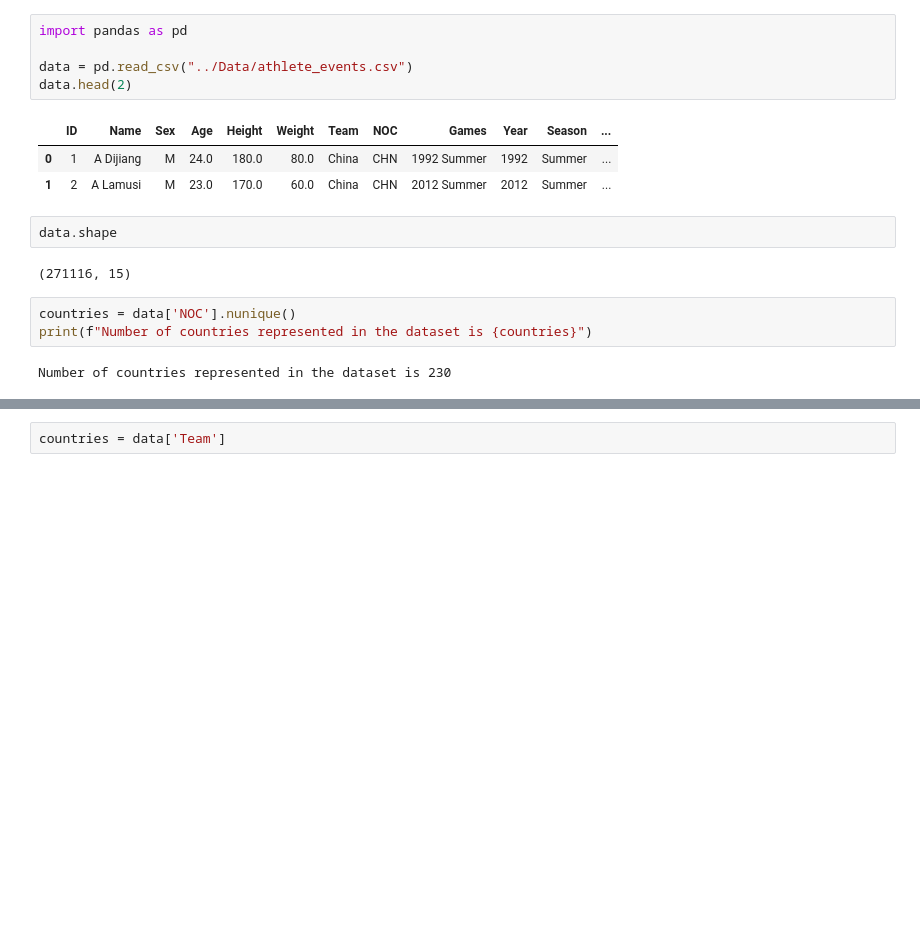
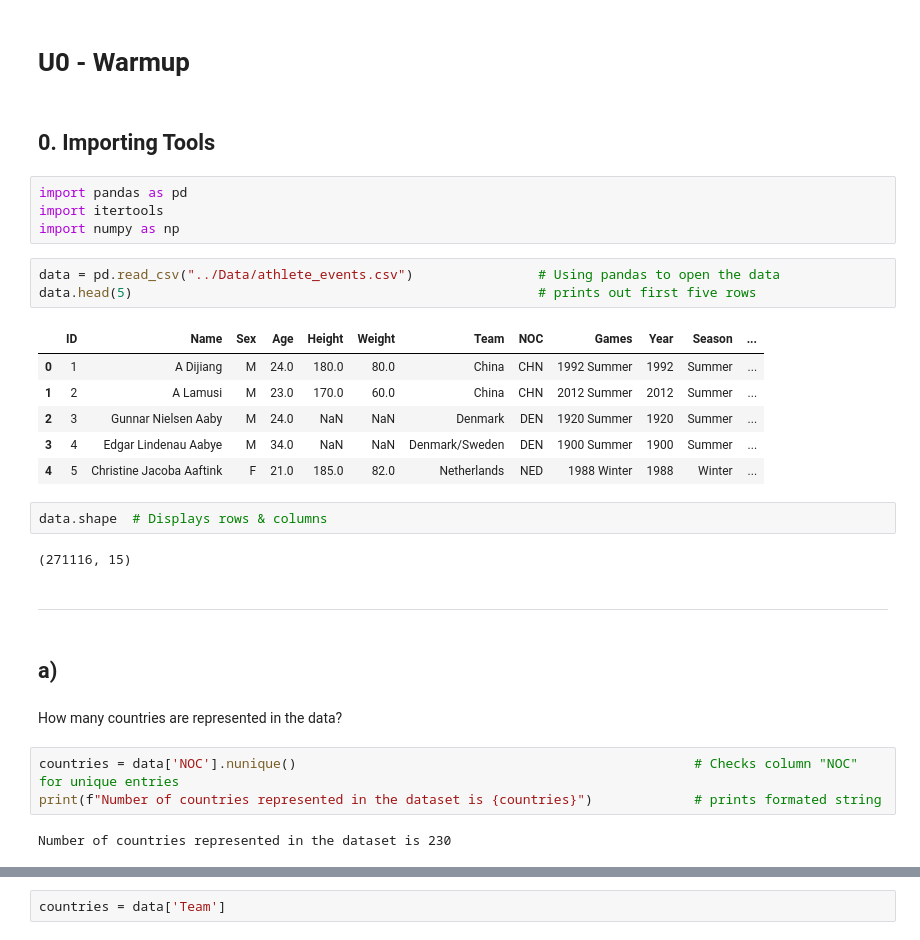
Before and after one commit to CyrilleKolle/project_data_behandling, a Jupyter notebook: Code/exercise_1.ipynb, the cells around one changed output, grey strips where cells are left out. Saved outputs shown, nothing was run; the diff lists cells and outputs as text; blank space fills up the shorter version.

```diff
--- a/Code/exercise_1.ipynb
+++ b/Code/exercise_1.ipynb
@@ -1,18 +1,33 @@
-# %%
-import pandas as pd
-
-data = pd.read_csv("../Data/athlete_events.csv")
-data.head(2)
-# %% [output]
-|  | ID | Name | Sex | Age | Height | Weight | Team | NOC | Games | Year | Season | ... |
-| 0 | 1 | A Dijiang | M | 24.0 | 180.0 | 80.0 | China | CHN | 1992 Summer | 1992 | Summer | ... |
-| 1 | 2 | A Lamusi | M | 23.0 | 170.0 | 60.0 | China | CHN | 2012 Summer | 2012 | Summer | ... |
+# %% [markdown]
+# U0 - Warmup
+# %% [markdown]
+## 0. Importing Tools
+# %%
+import pandas as pd
+import itertools
+import numpy as np
+# %%
+data = pd.read_csv("../Data/athlete_events.csv")                # Using pandas to open the data
+data.head(5)                                                    # prints out first five rows
+# %% [output]
+|  | ID | Name | Sex | Age | Height | Weight | Team | NOC | Games | Year | Season | ... |
+| 0 | 1 | A Dijiang | M | 24.0 | 180.0 | 80.0 | China | CHN | 1992 Summer | 1992 | Summer | ... |
+| 1 | 2 | A Lamusi | M | 23.0 | 170.0 | 60.0 | China | CHN | 2012 Summer | 2012 | Summer | ... |
+| 2 | 3 | Gunnar Nielsen Aaby | M | 24.0 | NaN | NaN | Denmark | DEN | 1920 Summer | 1920 | Summer | ... |
+| 3 | 4 | Edgar Lindenau Aabye | M | 34.0 | NaN | NaN | Denmark/Sweden | DEN | 1900 Summer | 1900 | Summer | ... |
+| 4 | 5 | Christine Jacoba Aaftink | F | 21.0 | 185.0 | 82.0 | Netherlands | NED | 1988 Winter | 1988 | Winter | ... |
 # %%
-data.shape
+data.shape  # Displays rows & columns
 # %% [output]
 (271116, 15)
+# %% [markdown]
+----
+# %% [markdown]
+## a)
+# %% [markdown]
+How many countries are represented in the data?
 # %%
-countries = data['NOC'].nunique()
-print(f"Number of countries represented in the dataset is {countries}")
+countries = data['NOC'].nunique()                                                   # Checks column "NOC" for unique entries
+print(f"Number of countries represented in the dataset is {countries}")             # prints formated string
 # %% [output]
 Number of countries represented in the dataset is 230
```
Also changed, not shown: parts of 46 cells of this notebook.
